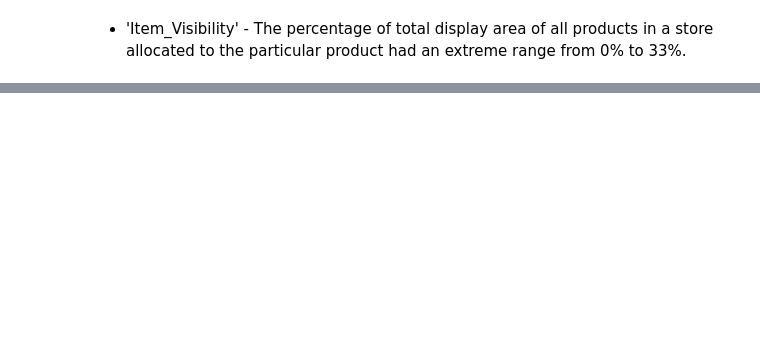
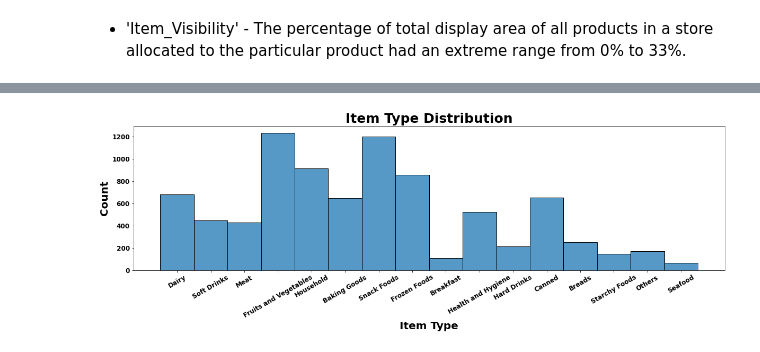
Before and after one commit to YBilodeau/Sales-Predictions, a Jupyter notebook: Sales_Prediction_Project.ipynb, the cells around one changed output, grey strips where cells are left out. Cells and saved outputs as stored; diff of their text form; code cells hidden in the pictures; blank space fills up the shorter version.

```diff
--- a/Sales_Prediction_Project.ipynb
+++ b/Sales_Prediction_Project.ipynb
@@ -358,0 +410,13 @@ The percentage of total display area of all products in a store allocated to the
+# %%
+plt.figure(figsize = (20, 5))
+#sns.set_style('whitegrid') #'darkgrid', 'whitegrid', 'dark, 'white', 'ticks'
+
+sns.histplot(data=df, x='Item_Type');
+
+plt.title('Item Type Distribution', fontsize = 25, weight='bold')
+plt.xlabel('Item Type', fontsize = 20, weight='bold')
+plt.ylabel('Count', fontsize = 20, weight='bold');
+plt.xticks(fontsize = 12, weight='bold', rotation=30)
+plt.yticks(fontsize = 12, weight='bold');
+# %% [output]
+[figure, added]
```
Also changed, not shown: parts of 26 cells of this notebook.
